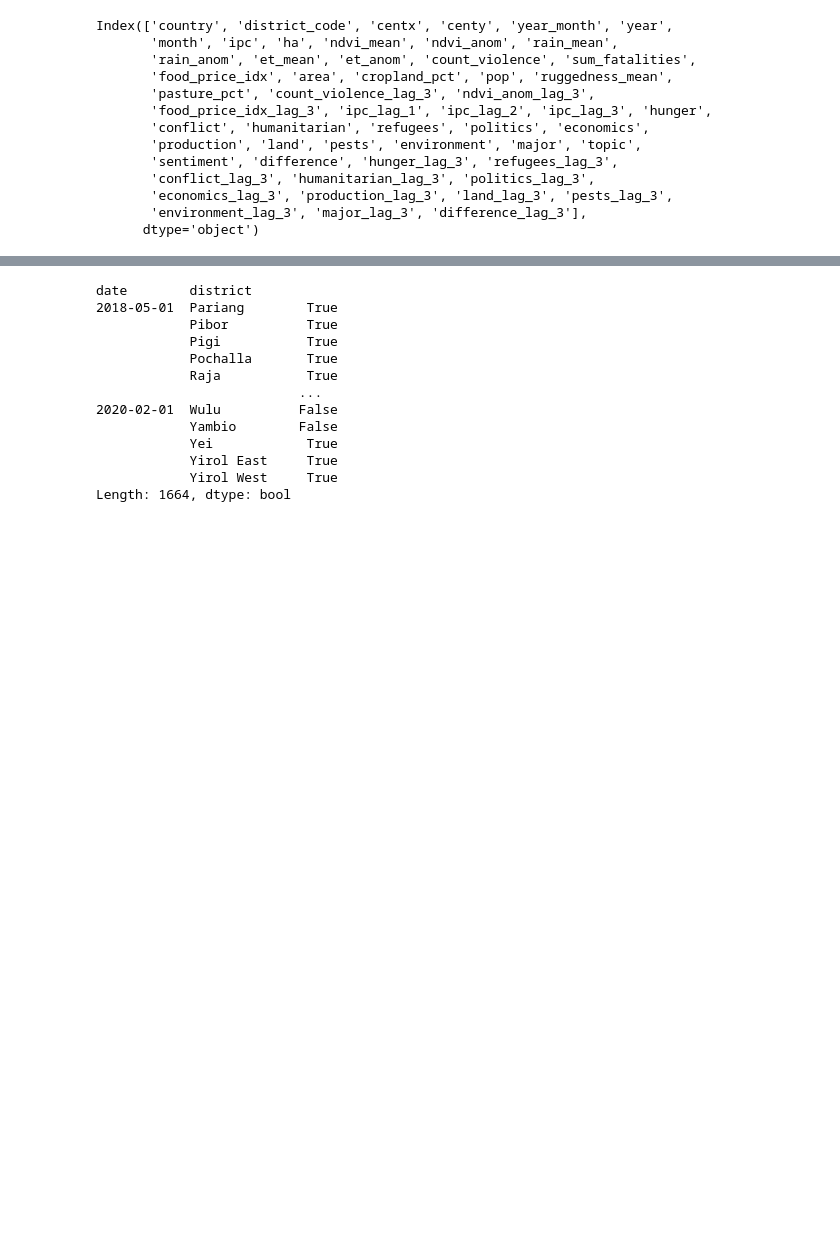
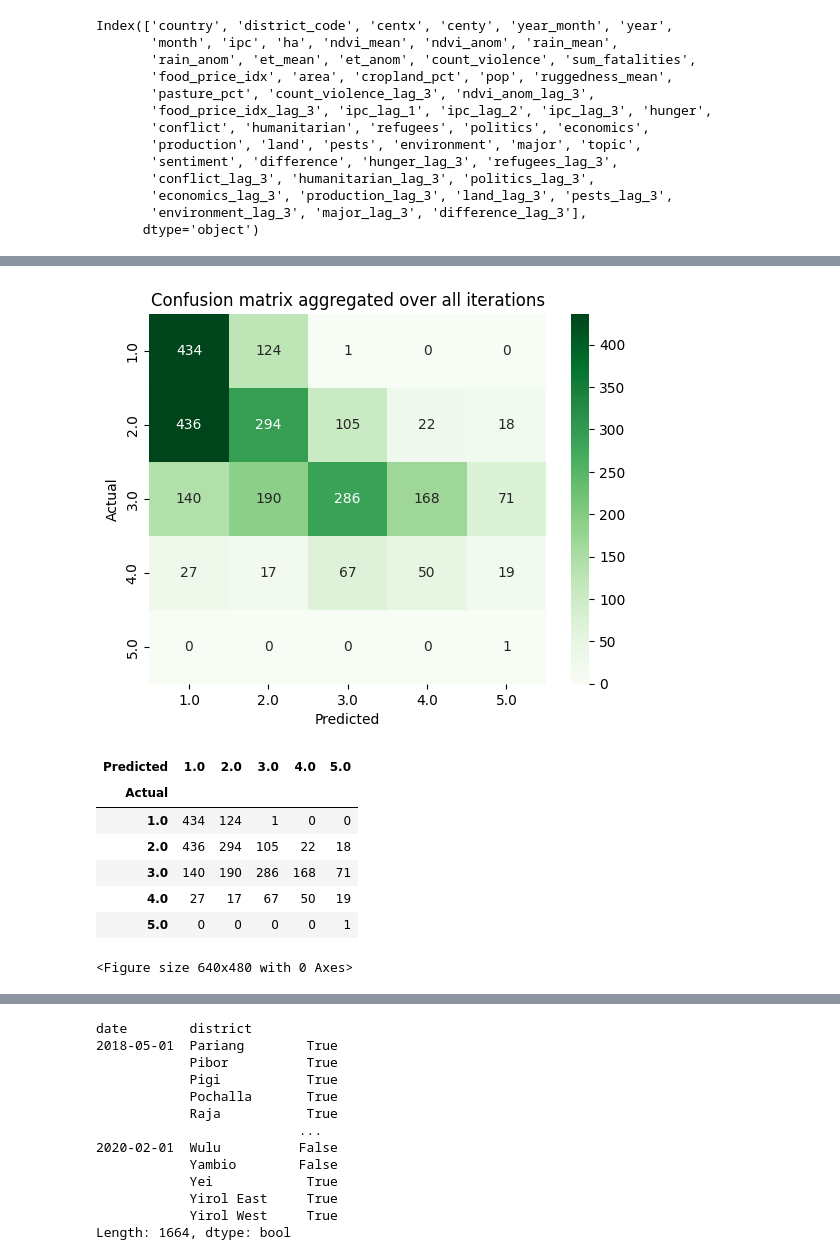
Before and after one commit to khknopp/JBG060-DC3, a Jupyter notebook: ForestPredictions.ipynb, the cells around one changed output, grey strips where cells are left out. Saved outputs shown, nothing was run; the diff lists cells and outputs as text; code cells hidden in the pictures; blank space fills up the shorter version.

```diff
--- a/ForestPredictions.ipynb
+++ b/ForestPredictions.ipynb
@@ -127,7 +127,7 @@ def plot_ConfusionMatrix(prediction, true, binary=False):
     )
 
     # Plot confusion matrix as heatmap
-    sns.heatmap(confusion_matrix, annot=True, fmt="g")
+    sns.heatmap(confusion_matrix, annot=True, fmt='g', cmap="Greens")
     plt.show()
     plt.clf()
 
@@ -435,0 +347,69 @@ Mean Recall by class: {1: 0.49644007155635067, 2: 0.36488646137443775, 3: 0.3048
+# %%
+for train_index, val_index in cv.split(X): # Loop over the different training-test splits
+
+    # Define X and y data
+    X_train, X_test = X.iloc[train_index], X.iloc[val_index]
+    y_train, y_val = y.iloc[train_index], y.iloc[val_index]
+
+    # If X_train doesn't contain any news features (this happens for earlier dates) we drop news columns from both X_train and X_test
+    X_train = X_train.dropna(axis=1, how='all').copy()
+    X_test = X_test[X_train.columns]
+
+    #Interpolate training data to generate more training points
+    X_train = X_train.groupby('district', as_index=False).apply(lambda group: group.interpolate())
+    X_train.reset_index(level=0, drop=True, inplace=True)
+    y_train = y_train.groupby('district', as_index=False).apply(lambda group: group.interpolate())
+    y_train.reset_index(level=0, drop=True, inplace=True)
+
+    model = OLS(y_train, X_train, missing="drop") # Initialize OLS model on training data
+    results = model.fit() # Get model results on training data
+    y_pred = results.predict(X_test) # Run model on test data
+
+    # Append results to respective lists
+    mae_values.append((y_pred - y_val['ipc']).abs().mean())
+    r2_values.append(results.rsquared)
+
+    plt.title('train %s - %s | test %s - %s' % (train_index[0], train_index[-1], val_index[0], val_index[-1]))
+    # plot_ConfusionMatrix(prediction = y_pred, true = y_val['ipc']) # Plot confusion matrix, (from helper functions)
+    true, pred = preprocess(y_pred,y_val['ipc']) # Preprocess predictions for precision
+
+    predictions = pd.concat([predictions, y_pred]) # Concatenate predictions over iterations for final confusion matrix
+    all_true_ipc = pd.concat([all_true_ipc, y_val['ipc']])
+
+    accuracy = accuracy_score(true, pred)
+    acc_values.append(accuracy)
+    print(f"Accuracy score: {accuracy}")
+    print("Recall score:", recall_score(true, pred, average="macro", zero_division=0)) # takes true and pred variables as parameters returned by preprocess() function
+    print("Precision score:", precision_score(true, pred, average="macro", zero_division=0))
+
+    # Calculate precision and recall for each class
+    precision, recall, fscore, support = precision_recall_fscore_support(true, pred, average=None, labels=range(1, 6), zero_division=0)
+
+    for i in range(5):
+        precision_by_class[i+1].append(precision[i])
+        recall_by_class[i+1].append(recall[i])
+        support_by_class[i+1].append(support[i])
+        fscore_by_class[i+1].append(fscore[i])
+
+# Calculate the mean precision and recall across all iterations for each class
+# Do not include entries that had 0 values
+list(filter(lambda num: num != 0, precision_by_class))
+list(filter(lambda num: num != 0, recall_by_class))
+mean_precision_by_class = {i+1: np.mean(precision_by_class[i+1]) for i in range(5)}
+mean_recall_by_class = {i+1: np.mean(recall_by_class[i+1]) for i in range(5)}
+mean_support_by_class = {i+1: np.mean(support_by_class[i+1]) for i in range(5)}
+mean_fscore_by_class = {i+1: np.mean(fscore_by_class[i+1]) for i in range(5)}
+
+# Print mean values of performance metrics
+print('\nMean values:')
+print(f"Mean MAE: {np.mean(mae_values):.2f}") # Print MAE
+print(f"Mean R2: {np.mean(r2_values):.2f}") # Print R2
+print(f"Mean Accuracy: {np.mean(acc_values):.2f}") # Print Accuracy
+print("Mean Precision by class:", mean_precision_by_class) # Print mean precision by class
+print("Mean Recall by class:", mean_recall_by_class) # Print mean recall by class
+print("Mean Support by class:", mean_support_by_class) # Print mean support by class
+print("Mean F-score by class:", mean_fscore_by_class) # Print mean f-score by class
+
+plt.title('Confusion matrix aggregated over all iterations')
+plot_ConfusionMatrix(prediction = predictions, true = all_true_ipc) # Print confusion matrix aggregated from results of all iterations
+# %% [output]
@@ -435,0 +433,9 @@ Mean Recall by class: {1: 0.49644007155635067, 2: 0.36488646137443775, 3: 0.3048
+[figure, added]
+| Predicted | 1.0 | 2.0 | 3.0 | 4.0 | 5.0 |
+| Actual |  |  |  |  |  |
+| 1.0 | 434 | 124 | 1 | 0 | 0 |
+| 2.0 | 436 | 294 | 105 | 22 | 18 |
+| 3.0 | 140 | 190 | 286 | 168 | 71 |
+| 4.0 | 27 | 17 | 67 | 50 | 19 |
+| 5.0 | 0 | 0 | 0 | 0 | 1 |
+<Figure size 640x480 with 0 Axes>
```
Also changed, not shown: parts of 11 cells of this notebook, 1 other file.
